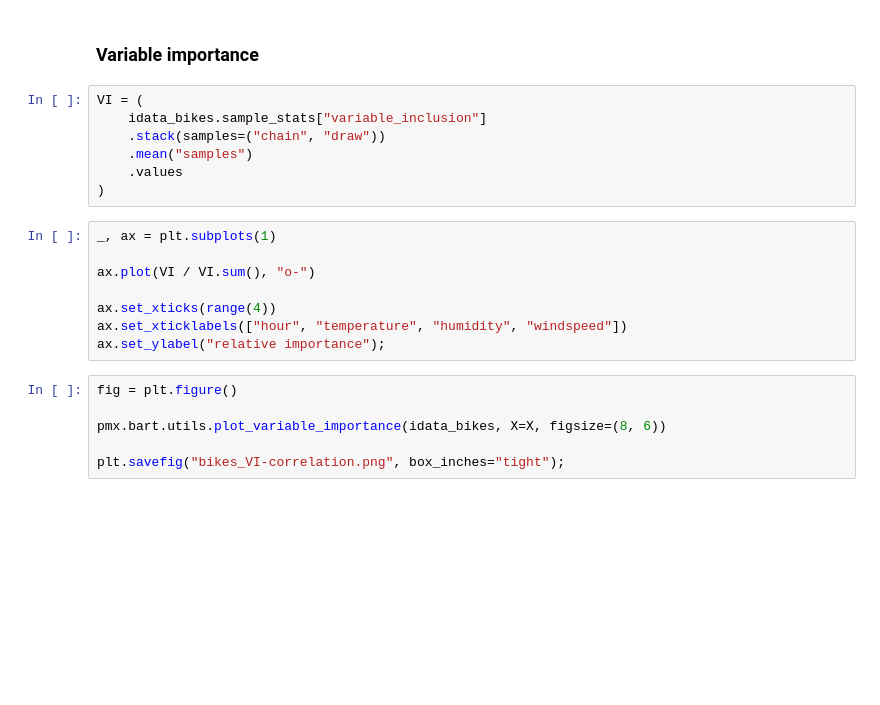
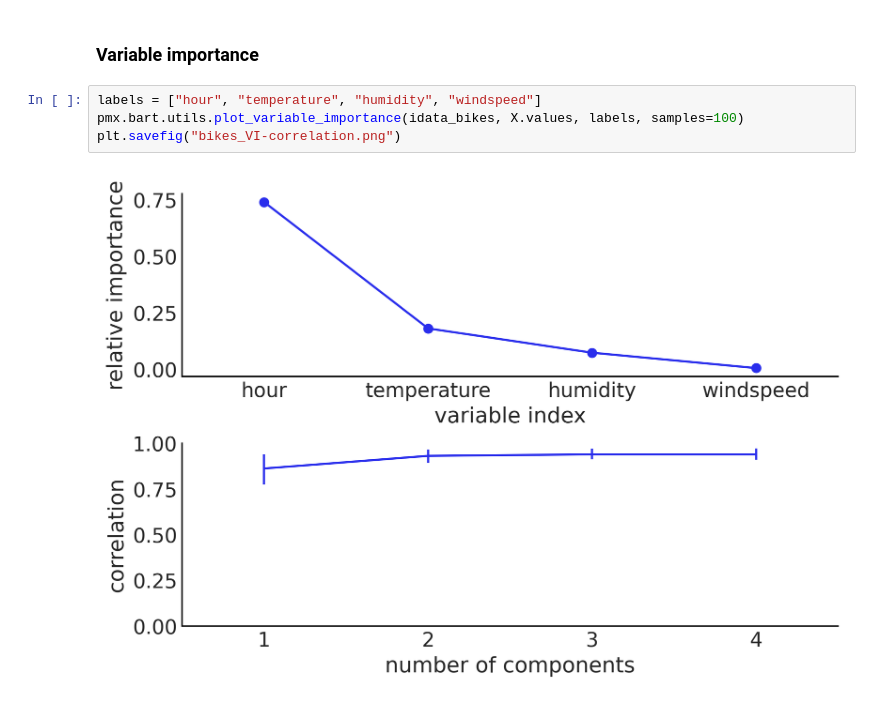
Before and after one commit to Grupo-de-modelado-probabilista/BART, a Jupyter notebook: experiments/Bikes.ipynb, the cells around one changed output. Saved outputs shown, nothing was run; the diff lists cells and outputs as text; blank space fills up the shorter version.

```diff
--- a/experiments/Bikes.ipynb
+++ b/experiments/Bikes.ipynb
@@ -37,23 +42,8 @@ pmx.bart.plot_dependence(idata_bikes, X=X, Y=Y, grid=(2, 2));
 # %% [markdown]
 ### Variable importance
-# %%
-VI = (
-    idata_bikes.sample_stats["variable_inclusion"]
-    .stack(samples=("chain", "draw"))
-    .mean("samples")
-    .values
-)
 # %%
-_, ax = plt.subplots(1)
-
-ax.plot(VI / VI.sum(), "o-")
-
-ax.set_xticks(range(4))
-ax.set_xticklabels(["hour", "temperature", "humidity", "windspeed"])
-ax.set_ylabel("relative importance");
+labels = ["hour", "temperature", "humidity", "windspeed"]
+pmx.bart.utils.plot_variable_importance(idata_bikes, X.values, labels, samples=100)
+plt.savefig("bikes_VI-correlation.png")
+# %% [output]
+[figure, added]
-# %%
-fig = plt.figure()
-
-pmx.bart.utils.plot_variable_importance(idata_bikes, X=X, figsize=(8, 6))
-
-plt.savefig("bikes_VI-correlation.png", box_inches="tight");
```
Also changed, not shown: parts of 4 cells of this notebook, 7 other files.
